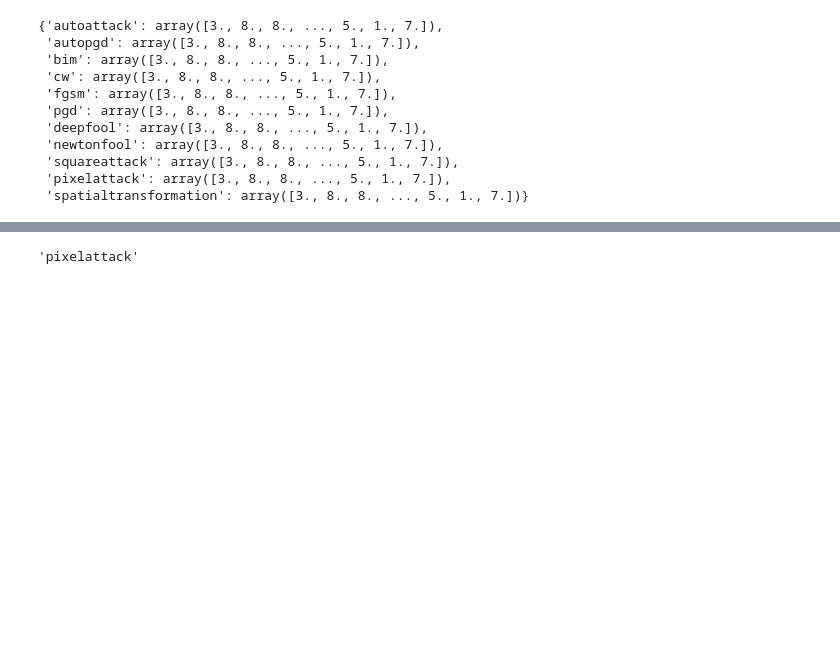
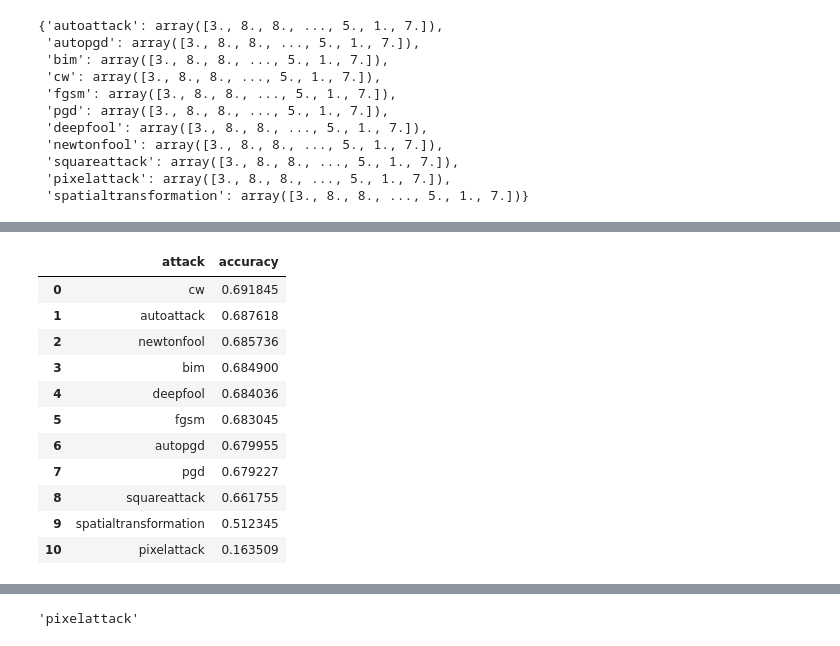
Before and after one commit to mhilmiasyrofi/attack-analysis, a Jupyter notebook: AT_AWP/clustering-analysis-awp.ipynb, the cells around one changed output, grey strips where cells are left out. Cells and saved outputs as stored; diff of their text form; code cells hidden in the pictures; blank space fills up the shorter version.

```diff
--- a/AT_AWP/clustering-analysis-awp.ipynb
+++ b/AT_AWP/clustering-analysis-awp.ipynb
@@ -136,3 +136,19 @@ accs
+# %%
+sorted_acc = accs.sort_values(by="accuracy", ascending=False).reset_index(drop=True)
+sorted_acc
+# %% [output]
+|  | attack | accuracy |
+| 0 | cw | 0.691845 |
+| 1 | autoattack | 0.687618 |
+| 2 | newtonfool | 0.685736 |
+| 3 | bim | 0.684900 |
+| 4 | deepfool | 0.684036 |
+| 5 | fgsm | 0.683045 |
+| 6 | autopgd | 0.679955 |
+| 7 | pgd | 0.679227 |
+| 8 | squareattack | 0.661755 |
+| 9 | spatialtransformation | 0.512345 |
+| 10 | pixelattack | 0.163509 |
 # %%
 # measure cosine simmilarity
 def cosine_simmilarity(l1, l2):
```
Also changed, not shown: parts of 21 cells of this notebook.
